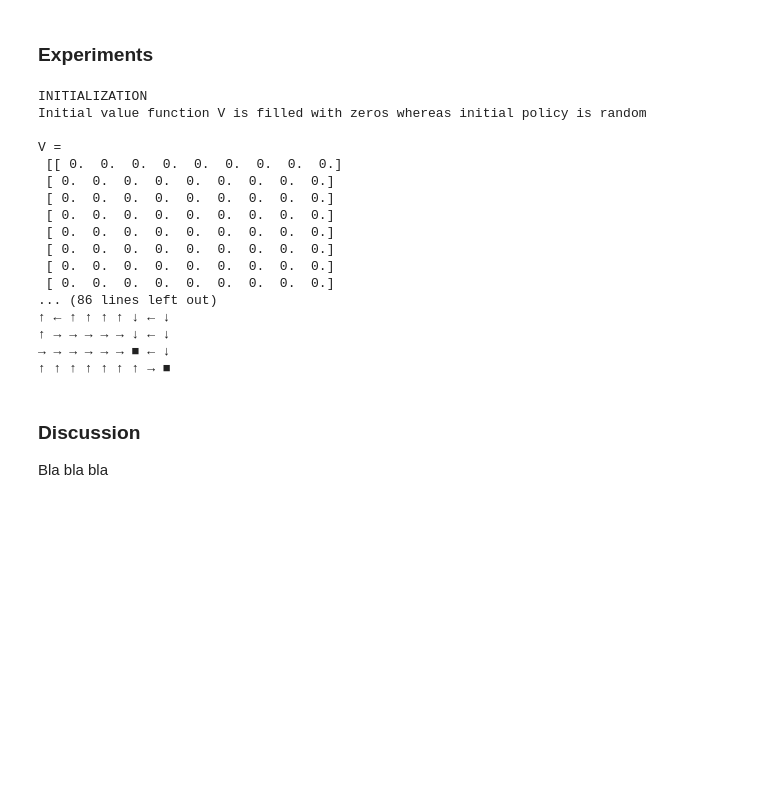
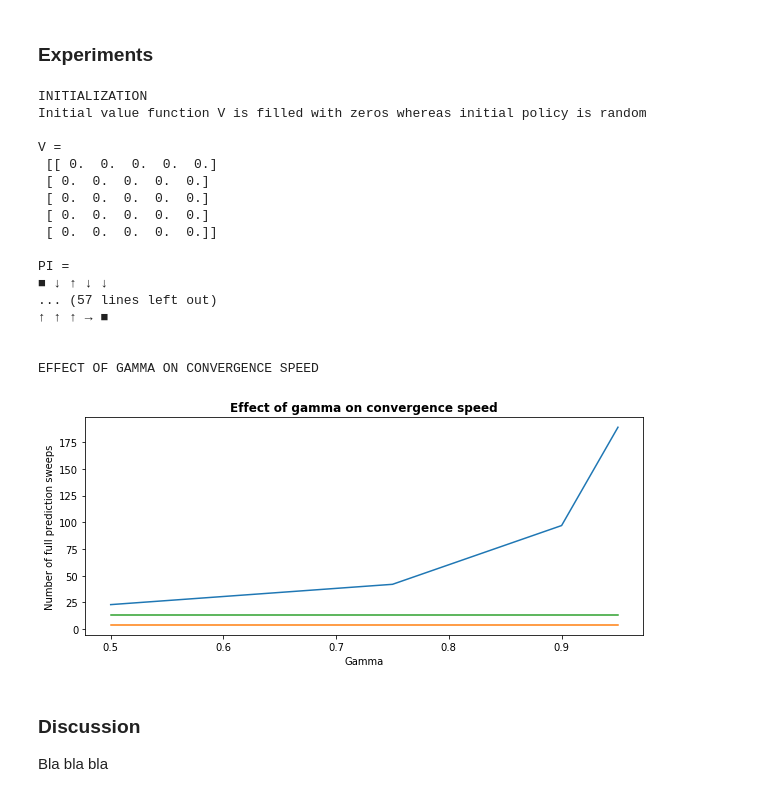
Before and after one commit to julienroy13/COMP767-assignments, a Jupyter notebook: Week2-MDP/dynamicProgramming.ipynb, the cells around one changed output. Cells and saved outputs as stored; diff of their text form; code cells hidden in the pictures; blank space fills up the shorter version.

```diff
--- a/Week2-MDP/dynamicProgramming.ipynb
+++ b/Week2-MDP/dynamicProgramming.ipynb
@@ -439,7 +440,7 @@ gamma = 0.99
 epsilon = 1e-4
 
 # The GRIDWORLD
-world_size = 9
+world_size = 5
 terminal_states = [(0,0), (world_size-1, world_size-1), (world_size-2, world_size-3), (2, world_size-int(world_size/2))]
 actions, states, nextState = create_gridworld(world_size, terminal_states)
 
@@ -454,46 +455,75 @@ print("\nPI = ")
 print_policy(PI_init, terminal_states)
 
 PolIt_results = policy_iteration(V_init, PI_init, world_size, states, actions, nextState, gamma, epsilon)
 
 print("\n\nRESULTS FOR POLICY ITERATION -------------")
 print("Policy found in {} iterations, where each policy evaluation lasted for k = {}".format(len(PolIt_results[1]), PolIt_results[1]))
 print("\nV = \n", np.round(PolIt_results[0]))
 print("\nPI = ")
 print_policy(PolIt_results[2], terminal_states)
 
 ValIt_results = value_iteration(V_init, PI_init, world_size, states, actions, nextState, gamma, epsilon)
 
 print("\n\nRESULTS FOR VALUE ITERATION -------------")
 print("Policy found in {} iterations".format(ValIt_results[1]))
 print("\nV = \n", np.round(ValIt_results[0]))
 print("\nPI = ")
 print_policy(ValIt_results[2], terminal_states)
 
 M_PolIt_results = policy_iteration(V_init, PI_init, world_size, states, actions, nextState, gamma, epsilon, modified=True)
 
 print("\n\nRESULTS FOR MODIFIED POLICY ITERATION -------------")
 print("Policy found in {} iterations, where each policy evaluation lasted for k = {}".format(len(M_PolIt_results[1]), M_PolIt_results[1]))
 print("\nV = \n", np.round(M_PolIt_results[0]))
 print("\nPI = ")
 print_policy(M_PolIt_results[2], terminal_states)
+
+print("\n\nEFFECT OF GAMMA ON CONVERGENCE SPEED")
+
+logg = {"policy_iteration": [], "value_iteration": [], "M_policy_iteration": []}
+# For different values of gamma
+gammas = [0.50, 0.75, 0.90, 0.95]
+for g in gammas:
+
+    # Run Policy Iteration
+    _, PolIt_k, _ = policy_iteration(V_init, PI_init, world_size, states, actions, nextState, g, epsilon)
+    logg['policy_iteration'].append(sum(PolIt_k))
+
+    # Run Value Iteration
+    _, ValIt_k, _ = value_iteration(V_init, PI_init, world_size, states, actions, nextState, g, epsilon)
+    logg['value_iteration'].append(ValIt_k)
+
+    # Run Modified Policy Iteration
+    _, M_PolIt_k, _ = policy_iteration(V_init, PI_init, world_size, states, actions, nextState, g, epsilon, modified=True)
+    logg['M_policy_iteration'].append(sum(M_PolIt_k))
+
+plt.figure(figsize=(10,4))
+plt.plot(gammas, logg['policy_iteration'], label="Policy Iteration")
+plt.plot(gammas, logg['value_iteration'], label="Value Iteration")
+plt.plot(gammas, logg['M_policy_iteration'], label="Modified Policy Iteration")
+plt.title('Effect of gamma on convergence speed', fontweight='bold')
+plt.xlabel('Gamma')
+plt.ylabel('Number of full prediction sweeps')
+plt.show()
 # %% [output]
 INITIALIZATION
 Initial value function V is filled with zeros whereas initial policy is random
 
 V =
- [[ 0.  0.  0.  0.  0.  0.  0.  0.  0.]
- [ 0.  0.  0.  0.  0.  0.  0.  0.  0.]
- [ 0.  0.  0.  0.  0.  0.  0.  0.  0.]
- [ 0.  0.  0.  0.  0.  0.  0.  0.  0.]
- [ 0.  0.  0.  0.  0.  0.  0.  0.  0.]
- [ 0.  0.  0.  0.  0.  0.  0.  0.  0.]
- [ 0.  0.  0.  0.  0.  0.  0.  0.  0.]
- [ 0.  0.  0.  0.  0.  0.  0.  0.  0.]
-... (86 lines left out)
-↑ ← ↑ ↑ ↑ ↑ ↓ ← ↓
-↑ → → → → → ↓ ← ↓
-→ → → → → → ■ ← ↓
-↑ ↑ ↑ ↑ ↑ ↑ ↑ → ■
+ [[ 0.  0.  0.  0.  0.]
+ [ 0.  0.  0.  0.  0.]
+ [ 0.  0.  0.  0.  0.]
+ [ 0.  0.  0.  0.  0.]
+ [ 0.  0.  0.  0.  0.]]
+
+PI =
+■ ↓ ↑ ↓ ↓
+... (57 lines left out)
+↑ ↑ ↑ → ■
+
+
+EFFECT OF GAMMA ON CONVERGENCE SPEED
+[figure, added]
 # %% [markdown]
 ### Discussion
 
```
Also changed, not shown: parts of 1 cell of this notebook.
